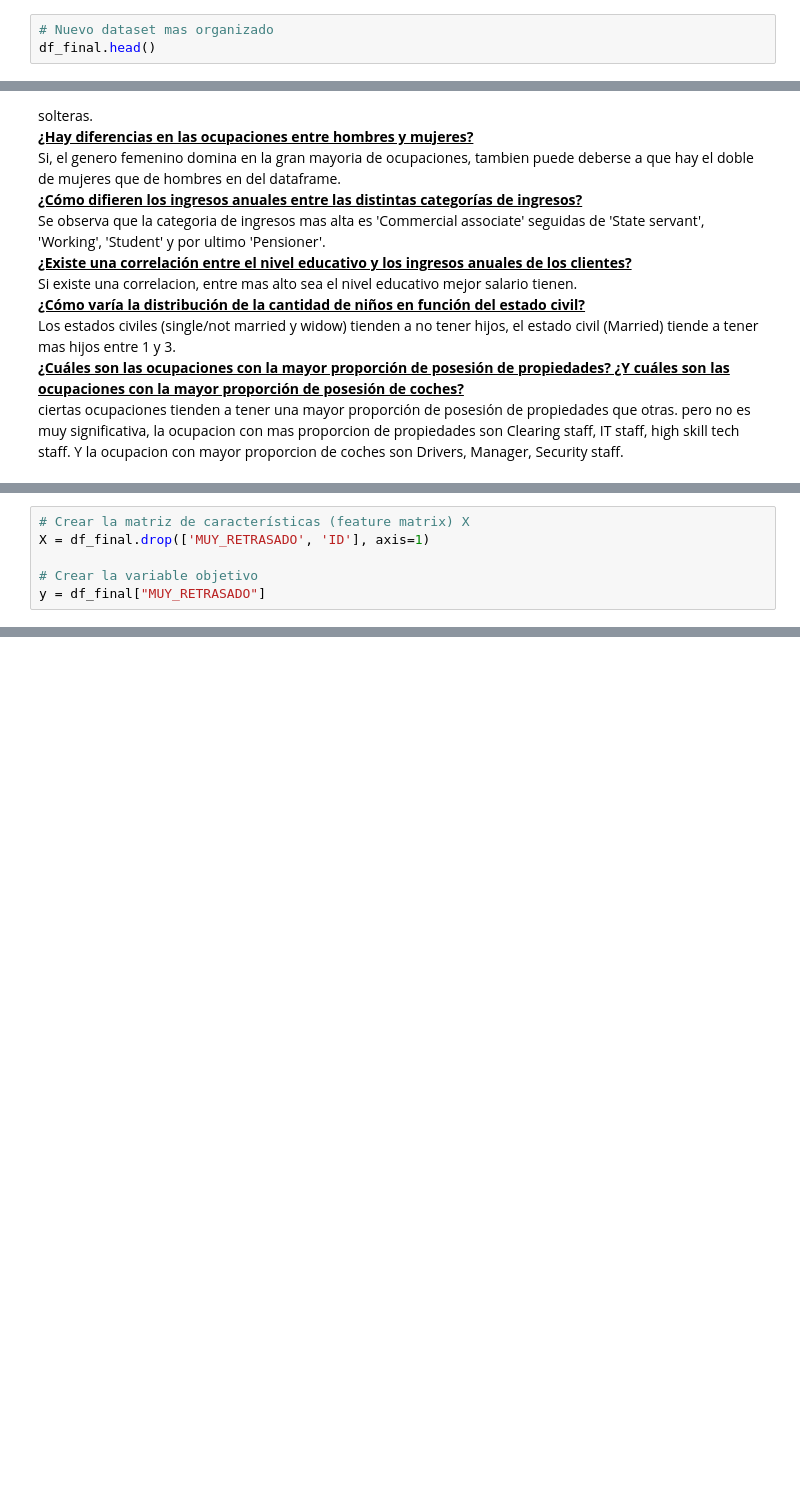
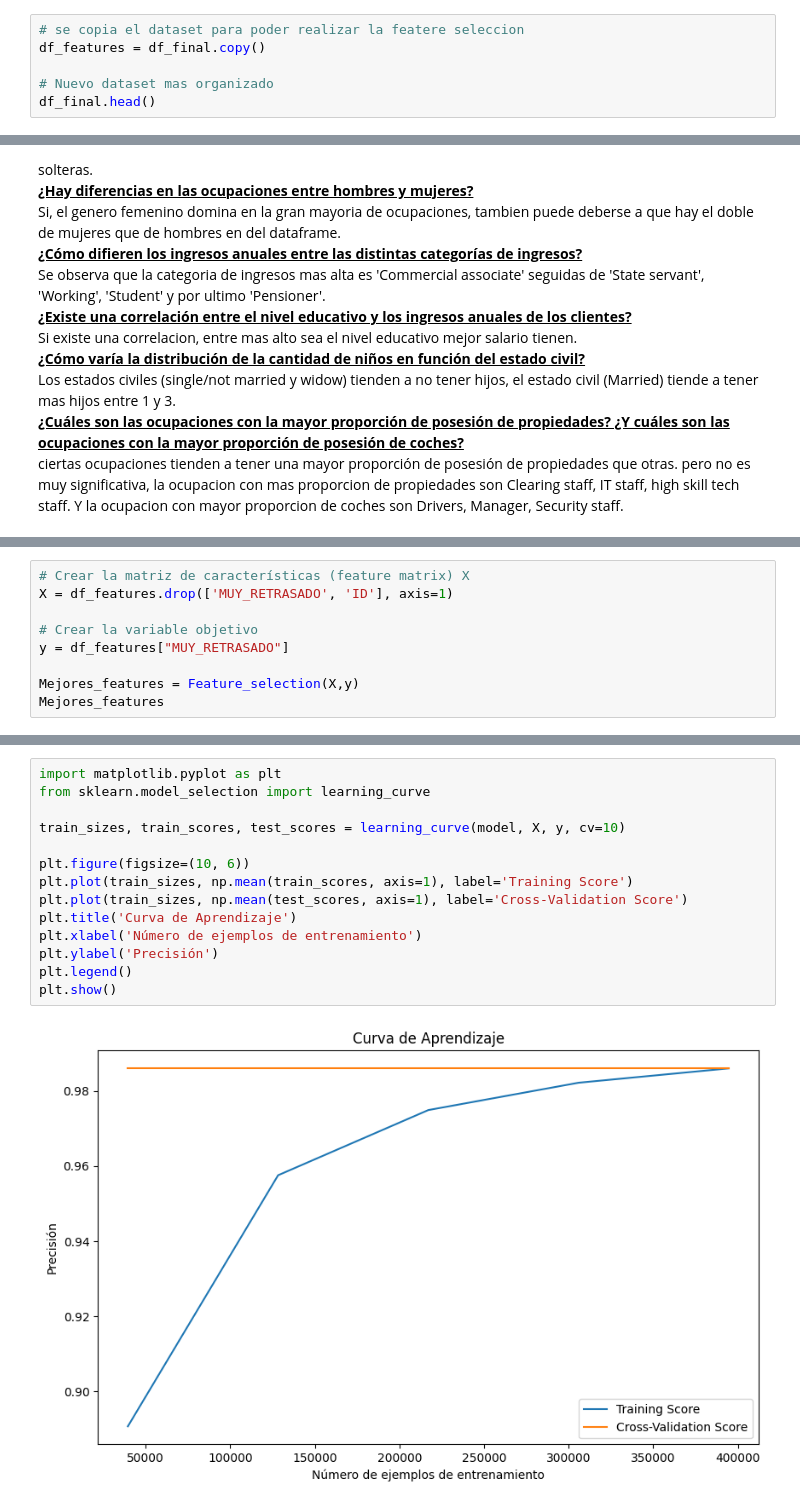
Before and after one commit to brayan084/pre-entregas, a Jupyter notebook: Zorro-pre-entrega-6-correcciones.ipynb, the cells around one changed output, grey strips where cells are left out. Saved outputs shown, nothing was run; the diff lists cells and outputs as text; blank space fills up the shorter version.

Commit message:
finalizamos las correciones finales

```diff
--- a/Zorro-pre-entrega-6-correcciones.ipynb
+++ b/Zorro-pre-entrega-6-correcciones.ipynb
@@ -226,4 +235,7 @@ df_final = df_final.drop(columns=['CODE_GENDER', 'FLAG_OWN_CAR', 'FLAG_OWN_REALT
 # %%
+# se copia el dataset para poder realizar la featere seleccion
+df_features = df_final.copy()
+
 # Nuevo dataset mas organizado
 df_final.head()
 # %% [output]
@@ -596,6 +601,9 @@ df_final.head()
 # %%
 # Crear la matriz de características (feature matrix) X
-X = df_final.drop(['MUY_RETRASADO', 'ID'], axis=1)
+X = df_features.drop(['MUY_RETRASADO', 'ID'], axis=1)
 
 # Crear la variable objetivo
-y = df_final["MUY_RETRASADO"]
+y = df_features["MUY_RETRASADO"]
+
+Mejores_features = Feature_selection(X,y)
+Mejores_features
@@ -651,0 +685,16 @@ print(classification_report(y_test, y_pred, zero_division=1))
+# %%
+import matplotlib.pyplot as plt
+from sklearn.model_selection import learning_curve
+
+train_sizes, train_scores, test_scores = learning_curve(model, X, y, cv=10)
+
+plt.figure(figsize=(10, 6))
+plt.plot(train_sizes, np.mean(train_scores, axis=1), label='Training Score')
+plt.plot(train_sizes, np.mean(test_scores, axis=1), label='Cross-Validation Score')
+plt.title('Curva de Aprendizaje')
+plt.xlabel('Número de ejemplos de entrenamiento')
+plt.ylabel('Precisión')
+plt.legend()
+plt.show()
+# %% [output]
+[figure, added]
```
Also changed, not shown: parts of 30 cells of this notebook.
